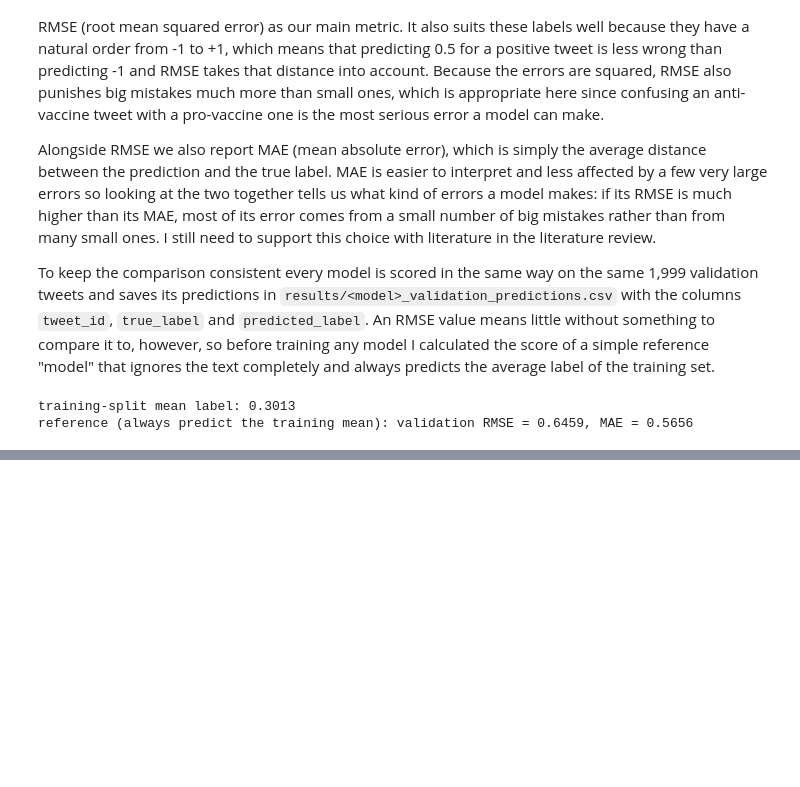
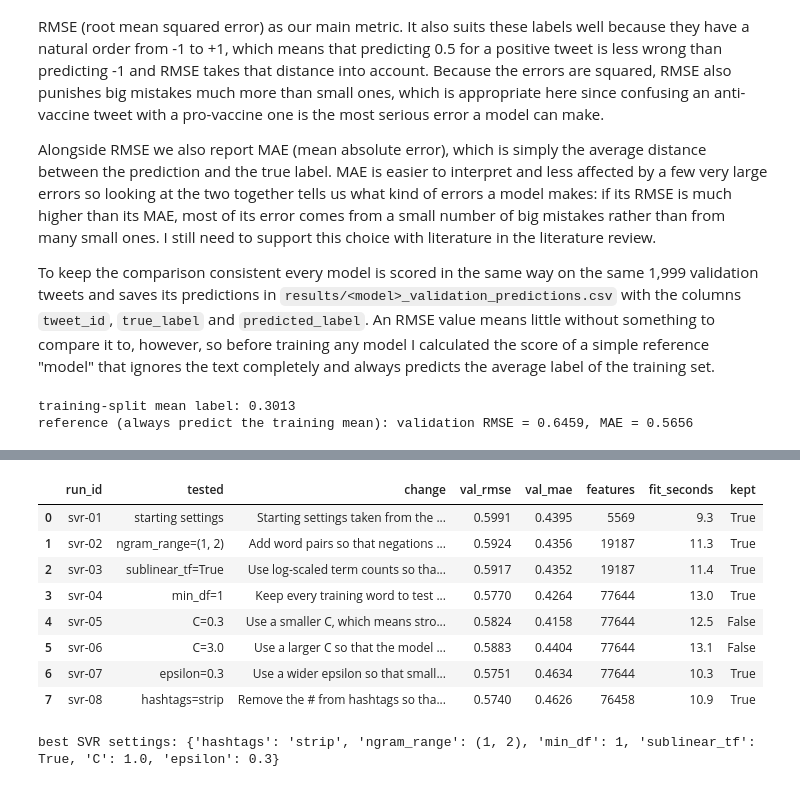
Before and after one commit to Adossi-design/vaccine-sentiment-sequential-models, a Jupyter notebook: notebooks/01_data_and_baselines.ipynb, the cells around one changed output, grey strips where cells are left out. Drawn from its saved outputs; the diff is of its cells as text; code cells hidden in the pictures; blank space fills up the shorter version.

```diff
--- a/notebooks/01_data_and_baselines.ipynb
+++ b/notebooks/01_data_and_baselines.ipynb
@@ -690,0 +772,25 @@ The next step is the literature review to confirm our five models, after which t
+# %%
+svr_steps = [
+    ("svr-01", {}, "Starting settings taken from the EDA, with the scikit-learn defaults C=1.0 and epsilon=0.1."),
+    ("svr-02", {"ngram_range": (1, 2)}, "Add word pairs so that negations such as \"not safe\" become features."),
+    ("svr-03", {"sublinear_tf": True}, "Use log-scaled term counts so that a word repeated in one tweet does not dominate it."),
+    ("svr-04", {"min_df": 1}, "Keep every training word to test whether the words seen only once carry useful signal."),
+    ("svr-05", {"C": 0.3}, "Use a smaller C, which means stronger regularisation, in case the model overfits."),
+    ("svr-06", {"C": 3.0}, "Use a larger C so that the model can fit the training tweets more closely."),
+    ("svr-07", {"epsilon": 0.3}, "Use a wider epsilon so that small errors are ignored, since the labels are only -1, 0 and 1."),
+    ("svr-08", {"hashtags": "strip"}, "Remove the # from hashtags so that #vaccines and vaccines become the same feature."),
+]
+svr_runs, svr_best = run_experiments("svr", {**START_SETTINGS, "C": 1.0, "epsilon": 0.1}, svr_steps)
+display(svr_runs.drop(columns="settings").round(4))
+print("best SVR settings:", svr_best)
+# %% [output]
+|  | run_id | tested | change | val_rmse | val_mae | features | fit_seconds | kept |
+| 0 | svr-01 | starting settings | Starting settings taken from the ... | 0.5991 | 0.4395 | 5569 | 9.3 | True |
+| 1 | svr-02 | ngram_range=(1, 2) | Add word pairs so that negations ... | 0.5924 | 0.4356 | 19187 | 11.3 | True |
+| 2 | svr-03 | sublinear_tf=True | Use log-scaled term counts so tha... | 0.5917 | 0.4352 | 19187 | 11.4 | True |
+| 3 | svr-04 | min_df=1 | Keep every training word to test ... | 0.5770 | 0.4264 | 77644 | 13.0 | True |
+| 4 | svr-05 | C=0.3 | Use a smaller C, which means stro... | 0.5824 | 0.4158 | 77644 | 12.5 | False |
+| 5 | svr-06 | C=3.0 | Use a larger C so that the model ... | 0.5883 | 0.4404 | 77644 | 13.1 | False |
+| 6 | svr-07 | epsilon=0.3 | Use a wider epsilon so that small... | 0.5751 | 0.4634 | 77644 | 10.3 | True |
+| 7 | svr-08 | hashtags=strip | Remove the # from hashtags so tha... | 0.5740 | 0.4626 | 76458 | 10.9 | True |
+best SVR settings: {'hashtags': 'strip', 'ngram_range': (1, 2), 'min_df': 1, 'sublinear_tf': True, 'C': 1.0, 'epsilon': 0.3}
```
Also changed, not shown: parts of 19 cells of this notebook, 6 other files.
